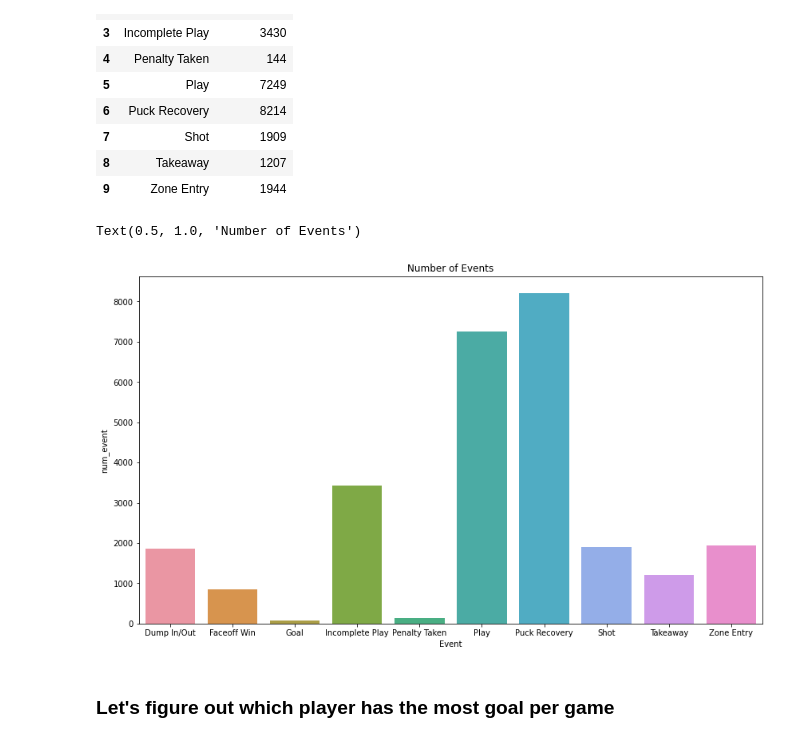
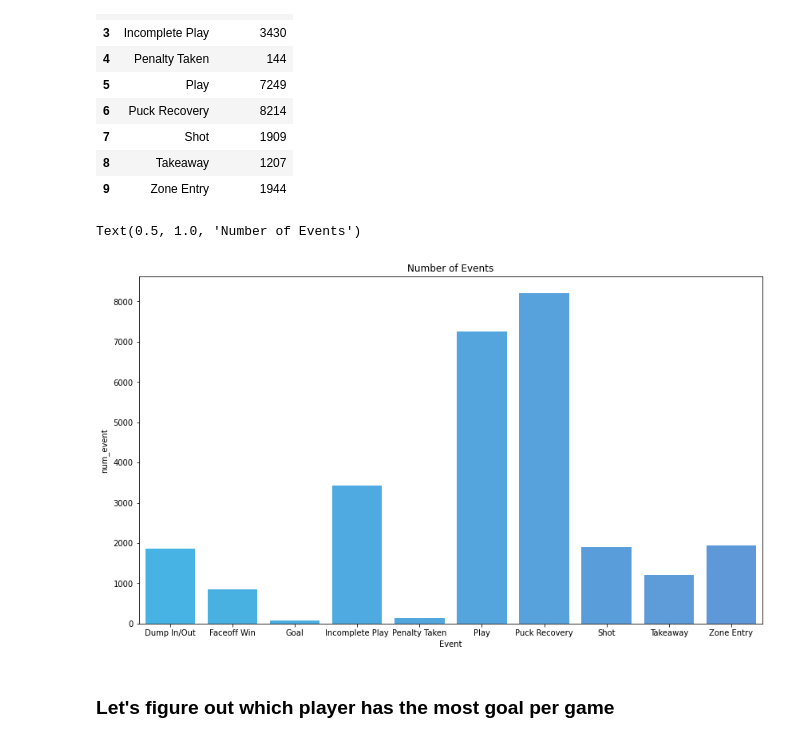
Before and after one commit to tassadaryl/Team-Orange-Rotman-2022Datathon, a Jupyter notebook: EDA.ipynb, the cells around one changed output. Saved outputs shown, nothing was run; the diff lists cells and outputs as text; code cells hidden in the pictures.

Commit message:
Modify color

```diff
--- a/EDA.ipynb
+++ b/EDA.ipynb
@@ -225,15 +225,25 @@ df_num_events
 # %%
 # bar plot of number of events
 
-colors=["#2a4d69", "#4b86b4", "#adcbe3", "#e7eff6", "#63ace5"]
+#A list of hex colours running between blue and purpleCB91_Grad_BP
+colors = ['#2cbdfe', '#2fb9fc', '#33b4fa', '#36b0f8',
+        '#3aacf6', '#3da8f4', '#41a3f2', '#449ff0',
+        '#489bee', '#4b97ec', '#4f92ea', '#528ee8',
+        '#568ae6', '#5986e4', '#5c81e2', '#607de0',
+        '#6379de', '#6775dc', '#6a70da', '#6e6cd8',
+        '#7168d7', '#7564d5', '#785fd3', '#7c5bd1',
+        '#7f57cf', '#8353cd', '#864ecb', '#894ac9',
+        '#8d46c7', '#9042c5', '#943dc3', '#9739c1',
+        '#9b35bf', '#9e31bd', '#a22cbb', '#a528b9',
+        '#a924b7', '#ac20b5', '#b01bb3', '#b317b1']
 
 sns.set_palette(sns.color_palette(colors))
 f, ax = plt.subplots(figsize=(14, 8))
 
 sns.barplot(x="Event", y="num_event", data=df_num_events).set_title("Number of Events")
 # %% [output]
 Text(0.5, 1.0, 'Number of Events')
-[figure, old version]
+[figure, new version]
 # %% [markdown]
 ### Let's figure out which player has the most goal per game
 # %%
```
Also changed, not shown: parts of 4 cells of this notebook.
